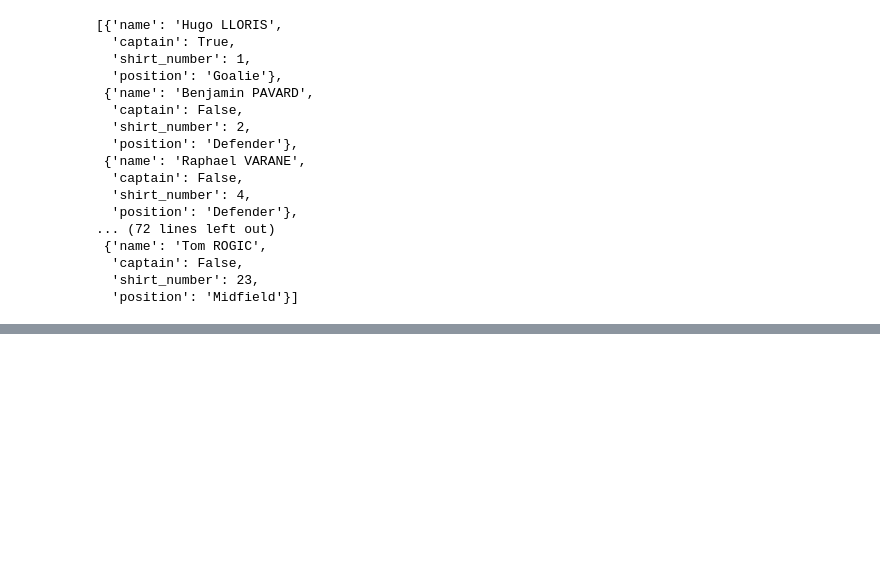
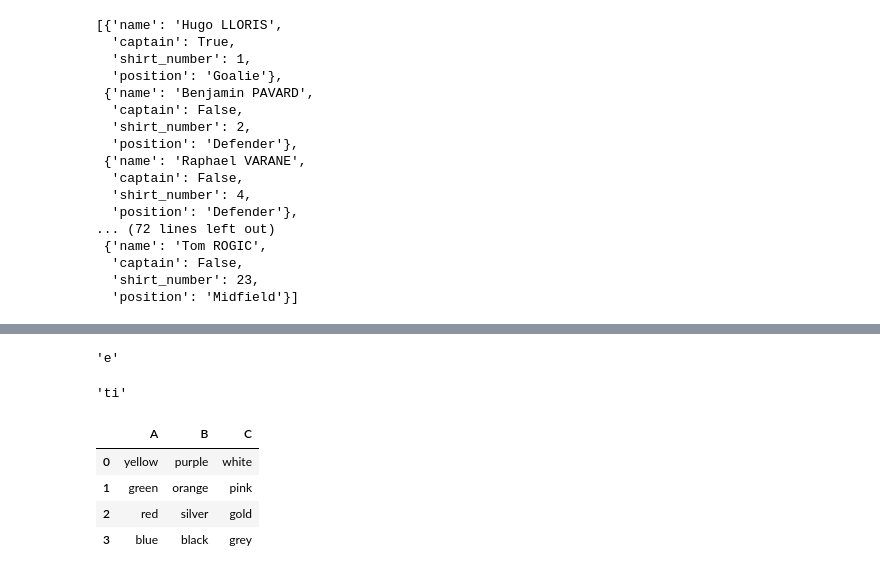
Before and after one commit to soledadmusella/time-series-practice, a Jupyter notebook: python.exercises.ipynb, the cells around one changed output, grey strips where cells are left out. Drawn from its saved outputs; the diff is of its cells as text; code cells hidden in the pictures; blank space fills up the shorter version.

Commit message:
building data frames

```diff
--- a/python.exercises.ipynb
+++ b/python.exercises.ipynb
@@ -754,0 +787,8 @@ players
+# %%
+get_middle("soledad")
+# %% [output]
+'e'
+# %%
+get_middle("flatiron")
+# %% [output]
+'ti'
@@ -754,0 +799,23 @@ players
+# %%
+color = pd.DataFrame({'A': ['yellow', 'green', 'red', 'blue'],
+                     'B': ['purple', 'orange', 'silver', "black"],
+                     'C': ['white', 'pink', 'gold', 'grey']},
+                     index=[0, 1, 2,3])
+
+countries = pd.DataFrame({'A': ['Italy', 'Greece', 'Spain', 'France'],
+                     'B': ['Germany', 'UK', 'Japan', "China"],
+                     'C': ['Portugal', 'Russia', 'US', 'Netherlands']},
+                     index=[4, 5, 6,7])
+
+cars = pd.DataFrame({'A': ['Ferrari', 'Maserati', 'Mercedes', 'Pagani'],
+                     'B': ['Jaguar', 'Volvo', 'Lamborghini', "Seat"],
+                     'C': ['Renoult', 'Fiat', 'Nissan', 'Toyota']},
+                     index=[8, 9, 10,11])
+# %%
+color
+# %% [output]
+|  | A | B | C |
+| 0 | yellow | purple | white |
+| 1 | green | orange | pink |
+| 2 | red | silver | gold |
+| 3 | blue | black | grey |
```
Also changed, not shown: parts of 15 cells of this notebook.
